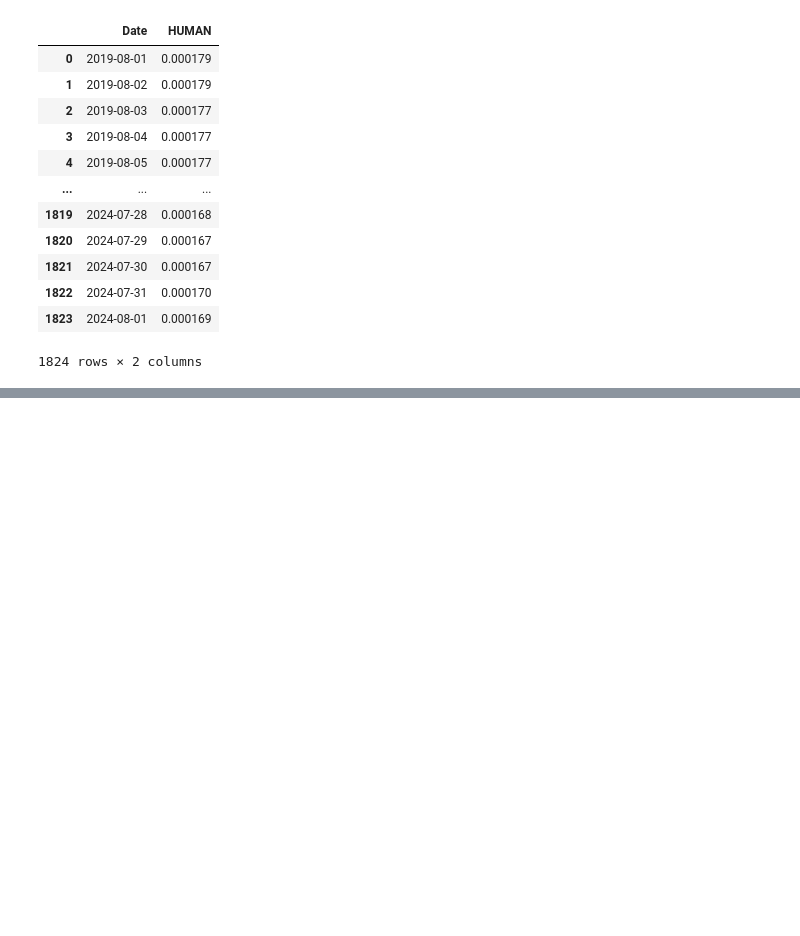
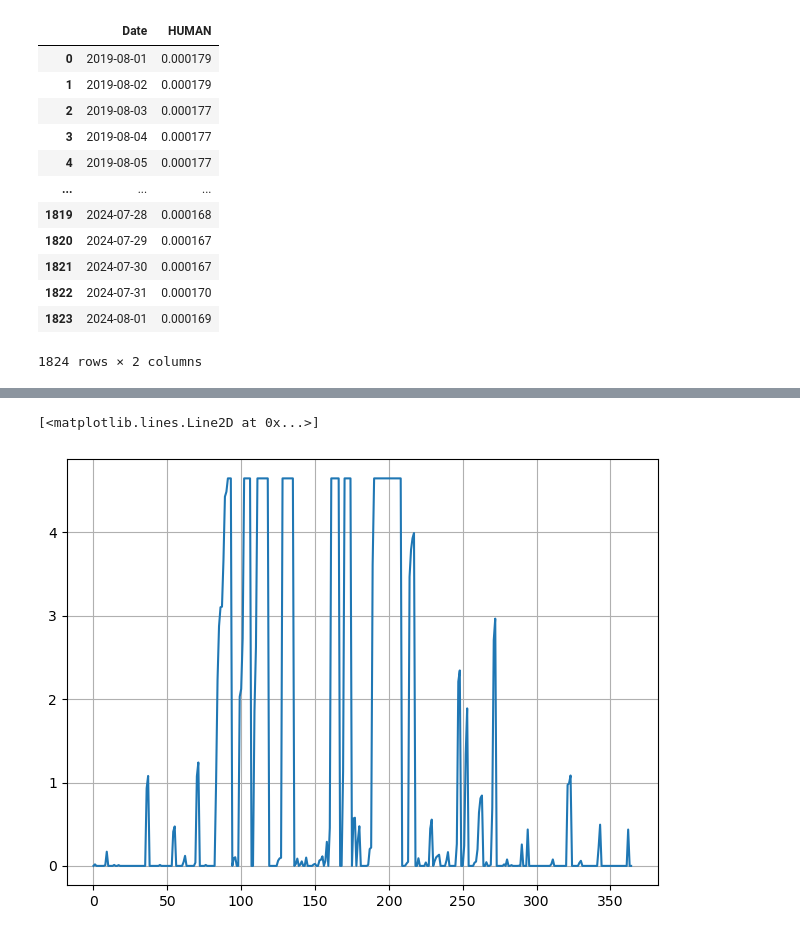
Before and after one commit to camicocozza/MDP_CODE, a Jupyter notebook: WATER BALANCE/DISTRIBUTED.ipynb, the cells around one changed output, grey strips where cells are left out. Saved outputs shown, nothing was run; the diff lists cells and outputs as text; code cells hidden in the pictures; blank space fills up the shorter version.

```diff
--- a/WATER BALANCE/DISTRIBUTED.ipynb
+++ b/WATER BALANCE/DISTRIBUTED.ipynb
@@ -174,0 +206,5 @@ print(WB[0])
+# %%
+plt.plot(Si_un[0:365])
+# %% [output]
+[<matplotlib.lines.Line2D at 0x...>]
+[figure, added]
```
Also changed, not shown: parts of 10 cells of this notebook, 9 other files.
